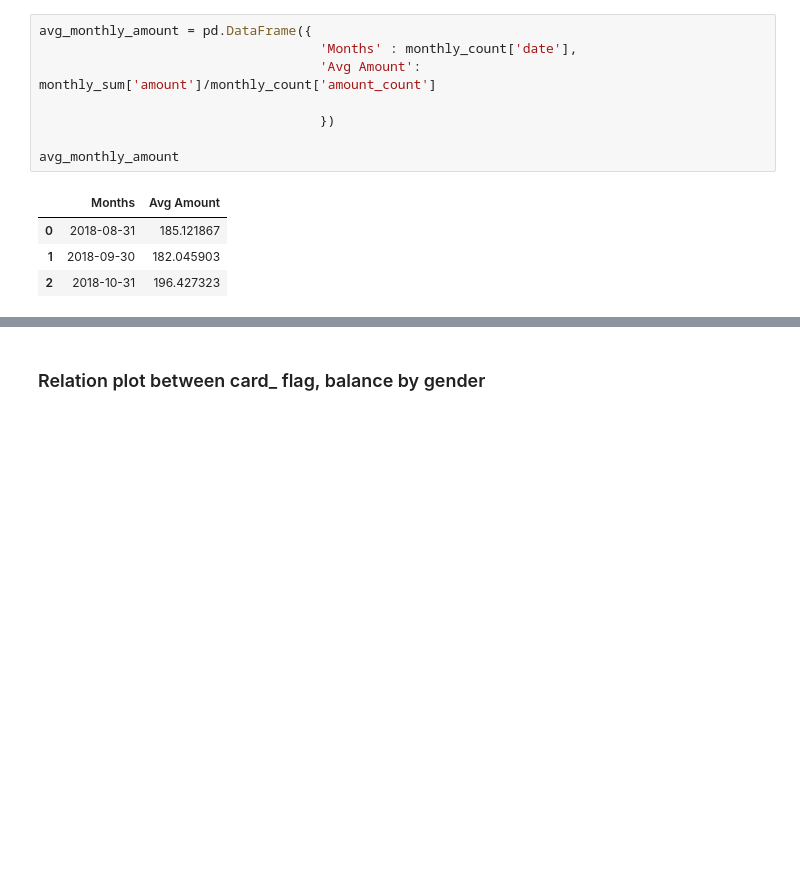
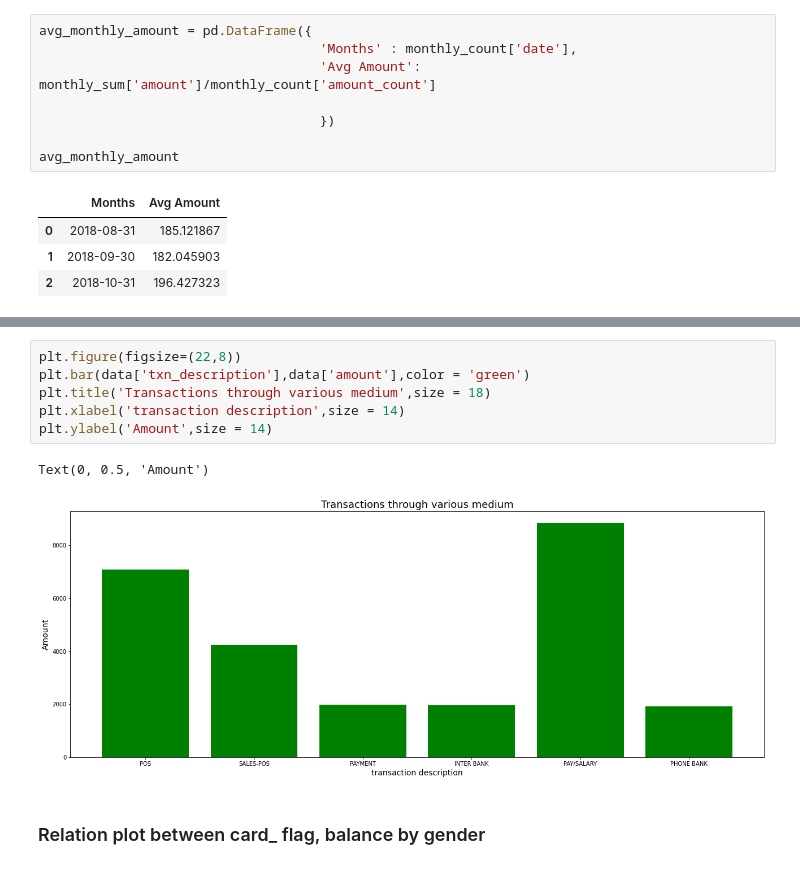
Before and after one commit to kvk96/ANZ-Data-Virtual-Internship, a Jupyter notebook: ANZ Virtual internship Task 1.ipynb, the cells around one changed output, grey strips where cells are left out. Saved outputs shown, nothing was run; the diff lists cells and outputs as text; blank space fills up the shorter version.

```diff
--- a/ANZ Virtual internship Task 1.ipynb
+++ b/ANZ Virtual internship Task 1.ipynb
@@ -187,3 +209,12 @@ avg_monthly_amount
+# %%
+plt.figure(figsize=(22,8))
+plt.bar(data['txn_description'],data['amount'],color = 'green')
+plt.title('Transactions through various medium',size = 18)
+plt.xlabel('transaction description',size = 14)
+plt.ylabel('Amount',size = 14)
+# %% [output]
+Text(0, 0.5, 'Amount')
+[figure, added]
 # %% [markdown]
 ### Relation plot between card_ flag, balance by gender
 # %%
```
Also changed, not shown: parts of 11 cells of this notebook.
